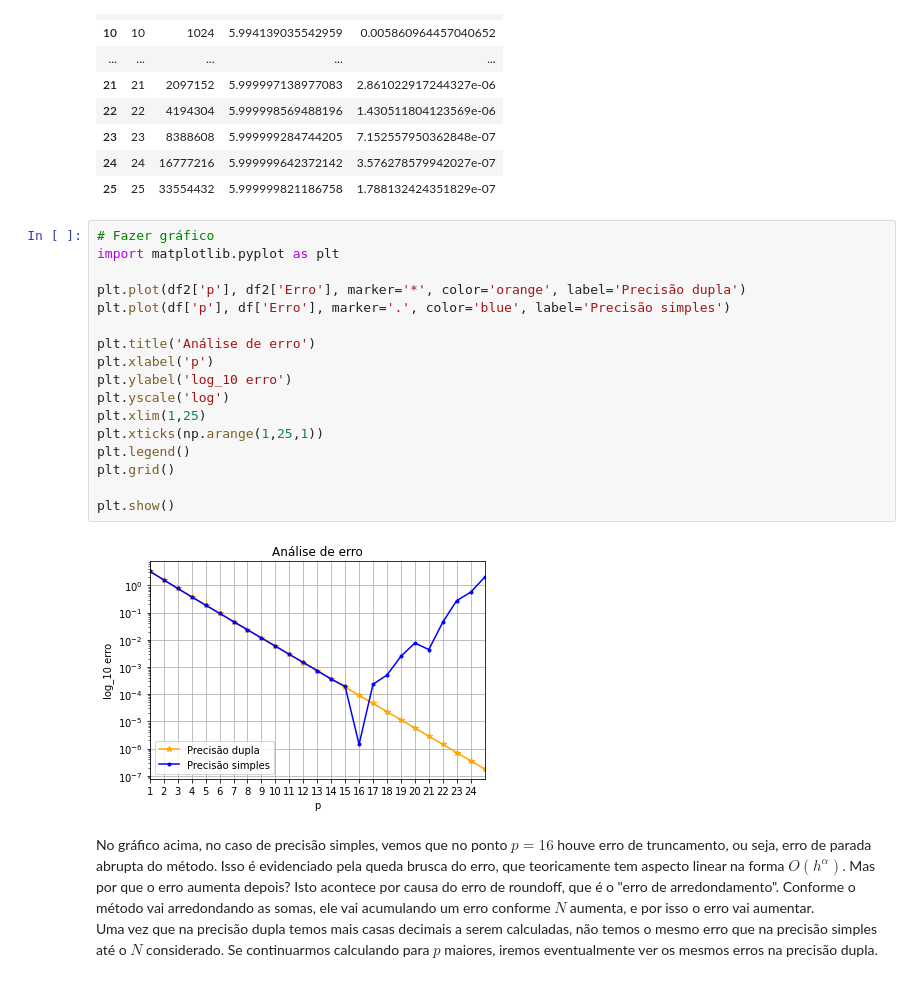
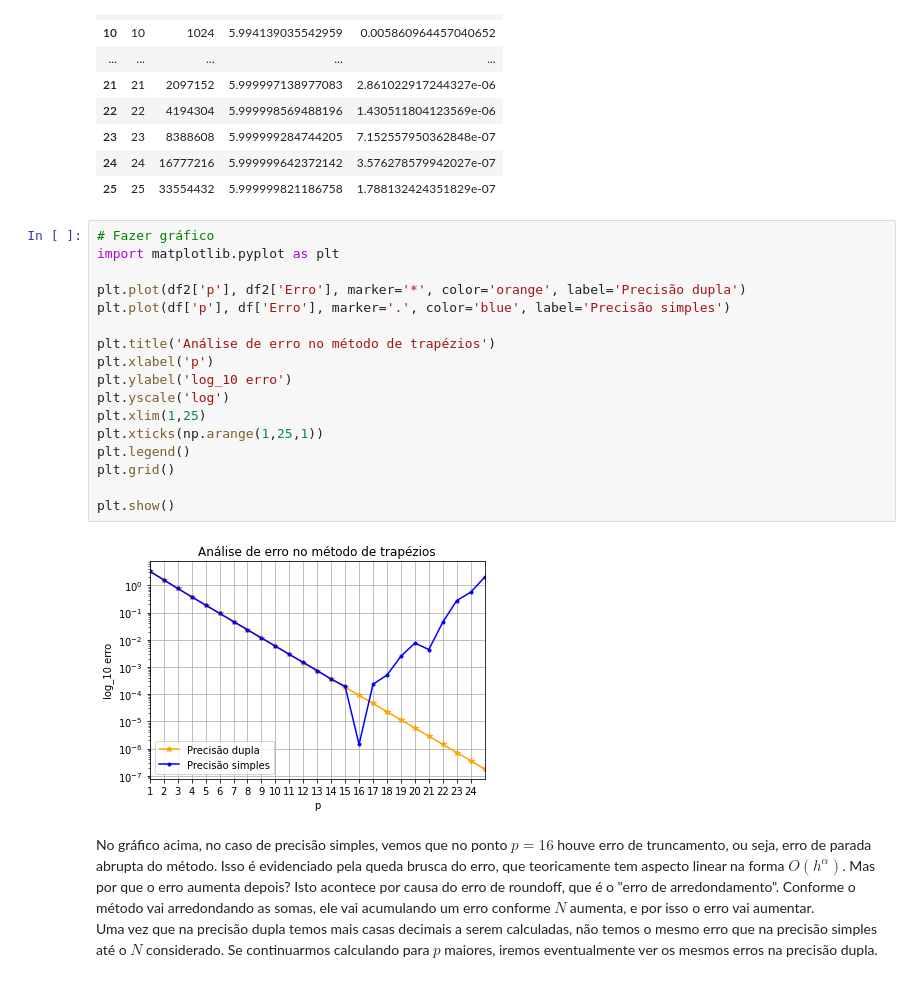
Before and after one commit to leonardovaladao/MAP214, a Jupyter notebook: Exercise Programs/EP3.ipynb, the cells around one changed output. Cells and saved outputs as stored; diff of their text form.

```diff
--- a/Exercise Programs/EP3.ipynb
+++ b/Exercise Programs/EP3.ipynb
@@ -161,22 +161,22 @@ df2
 # %%
 # Fazer gráfico
 import matplotlib.pyplot as plt
 
 plt.plot(df2['p'], df2['Erro'], marker='*', color='orange', label='Precisão dupla')
 plt.plot(df['p'], df['Erro'], marker='.', color='blue', label='Precisão simples')
 
-plt.title('Análise de erro')
+plt.title('Análise de erro no método de trapézios')
 plt.xlabel('p')
 plt.ylabel('log_10 erro')
 plt.yscale('log')
 plt.xlim(1,25)
 plt.xticks(np.arange(1,25,1))
 plt.legend()
 plt.grid()
 
 plt.show()
 # %% [output]
-[figure, old version]
+[figure, new version]
 # %% [markdown]
 No gráfico acima, no caso de precisão simples, vemos que no ponto $p=16$ houve erro de truncamento, ou seja, erro de parada  abrupta do método. Isso é evidenciado pela queda brusca do erro, que teoricamente tem aspecto linear na forma $O(h^\alpha)$. Mas por que o erro aumenta depois? Isto acontece por causa do erro de roundoff, que é o "erro de arredondamento". Conforme o método vai arredondando as somas, ele vai acumulando um erro conforme $N$ aumenta, e por isso o erro vai aumentar. <br>
 Uma vez que na precisão dupla temos mais casas decimais a serem calculadas, não temos o mesmo erro que na precisão simples até o $N$ considerado. Se continuarmos calculando para $p$ maiores, iremos eventualmente ver os mesmos erros na precisão dupla.
```
Also changed, not shown: parts of 4 cells of this notebook.
